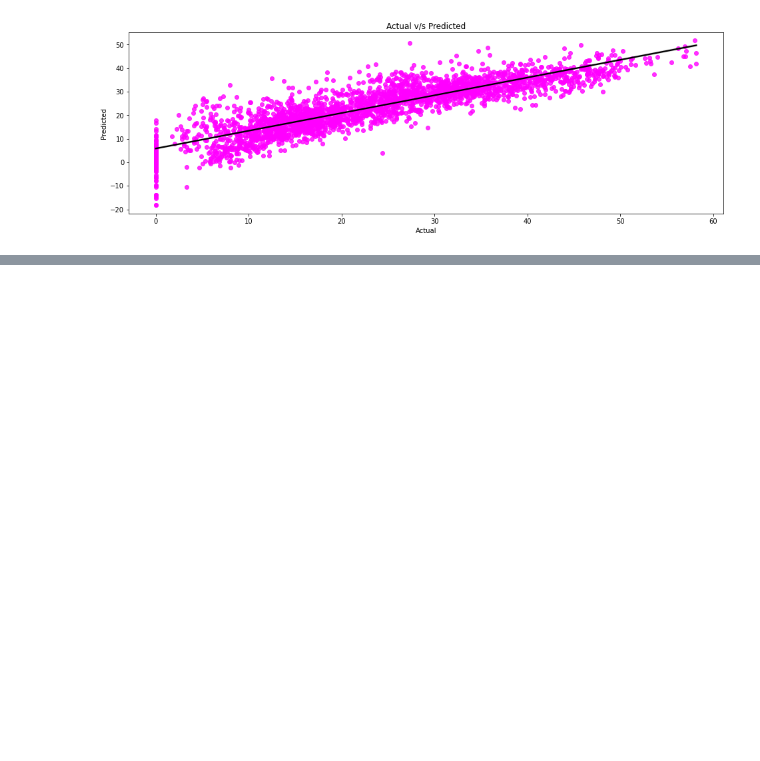
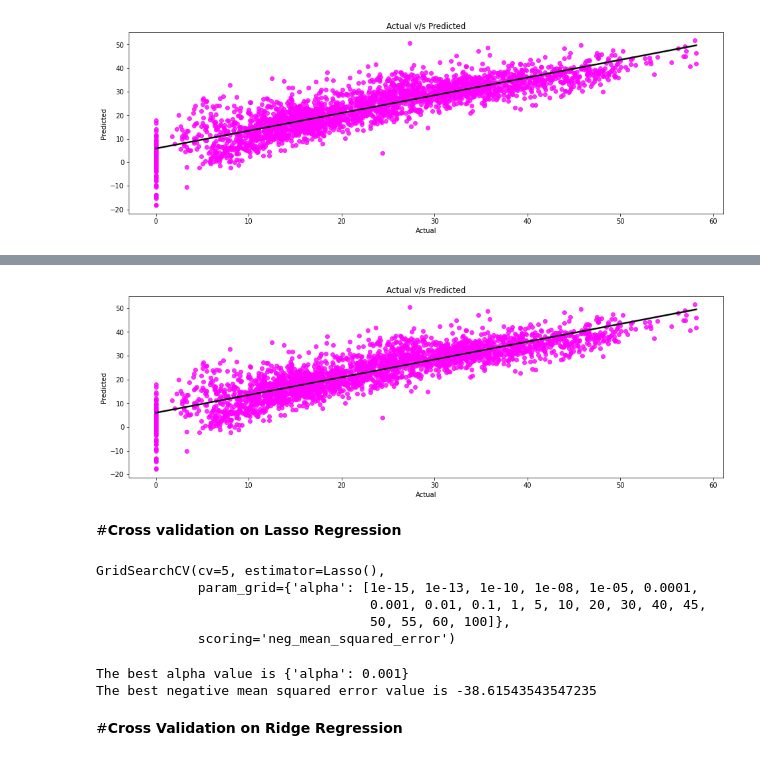
Before and after one commit to sksamima5/Bike-Sharing-Demand-Prediction-, a Jupyter notebook: Bike_Sharing_Demand_Prediction_Capstone_Project.ipynb, the cells around one changed output, grey strips where cells are left out. Cells and saved outputs as stored; diff of their text form; code cells hidden in the pictures; blank space fills up the shorter version.

```diff
--- a/Bike_Sharing_Demand_Prediction_Capstone_Project.ipynb
+++ b/Bike_Sharing_Demand_Prediction_Capstone_Project.ipynb
@@ -1310,7 +1310,7 @@ ridge_test_df
 # %%
 #Define a function to plot scatter plot for y_test and y_actual.
 def plot_scatter(y_pred_test_ridge,y_test):
-  '''Plot scatter plot for y_test values and
+  '''Plot scatter plot for y_pred_test values and
   y_test values. To check how close we are to regresson line'''
   plt.figure(figsize=(16,5))
   sns.regplot(x=y_test,y=y_pred_test_ridge,scatter_kws={'color':'magenta'},line_kws={'color':'black'})
@@ -1322,0 +1325,6 @@ plot_scatter(y_pred_test_ridge,y_test)
+# %%
+#Implementation of Elastic net regression
+elastic_reg = ElasticNet(alpha=0.0001, l1_ratio=0.5)
+# %%
+#Let's fit into the model
+elastic_reg.fit(X_train, y_train)
@@ -1322,0 +1343,4 @@ plot_scatter(y_pred_test_ridge,y_test)
+# %%
+#Get the X_train and X-test valuef
+y_pred_train_elastic = elastic_reg.predict(X_train)
+y_pred_test_elastic = elastic_reg.predict(X_test)
@@ -1322,0 +1431,40 @@ plot_scatter(y_pred_test_ridge,y_test)
+# %%
+#Define a function to plot scatter plot for y_test and y_actual.
+def plot_scatter(y_pred_test_elastic,y_test):
+  '''Plot scatter plot for y_pred_test values and
+  y_test values. To check how close we are to regresson line'''
+  plt.figure(figsize=(16,5))
+  sns.regplot(x=y_test,y=y_pred_test_elastic,scatter_kws={'color':'magenta'},line_kws={'color':'black'})
+  plt.xlabel('Actual')
+  plt.ylabel("Predicted")
+  plt.title("Actual v/s Predicted")
+plot_scatter(y_pred_test_elastic,y_test)
+# %% [output]
+[figure, added]
+# %% [markdown]
+#**Cross validation on Lasso Regression**
+# %%
+#Let's do a cross validation on Lasso regression
+lasso_reg_cv=Lasso()
+
+#alphas values's dictionary to pass on in Gridsearchcv
+alphas = {'alpha': [1e-15,1e-13,1e-10,1e-8,1e-5,1e-4,1e-3,1e-2,1e-1,1,5,10,20,30,40,45,50,55,60,100]}
+
+lasso_linear_reg = GridSearchCV(lasso_reg_cv, alphas, scoring='neg_mean_squared_error', cv=5)
+#Fitting Into model
+lasso_linear_reg.fit(X_train, y_train)
+# %% [output]
+GridSearchCV(cv=5, estimator=Lasso(),
+             param_grid={'alpha': [1e-15, 1e-13, 1e-10, 1e-08, 1e-05, 0.0001,
+                                   0.001, 0.01, 0.1, 1, 5, 10, 20, 30, 40, 45,
+                                   50, 55, 60, 100]},
+             scoring='neg_mean_squared_error')
+# %%
+#Since it showing best parameter alpha= 1.. alpha =1 means it will be as linear regression.
+print(f'The best alpha value is {lasso_linear_reg.best_params_}')
+print(f'The best negative mean squared error value is {lasso_linear_reg.best_score_}')
+# %% [output]
+The best alpha value is {'alpha': 0.001}
+The best negative mean squared error value is -38.61543543547235
+# %% [markdown]
+#**Cross Validation on Ridge Regression**
```
Also changed, not shown: parts of 28 cells of this notebook.
